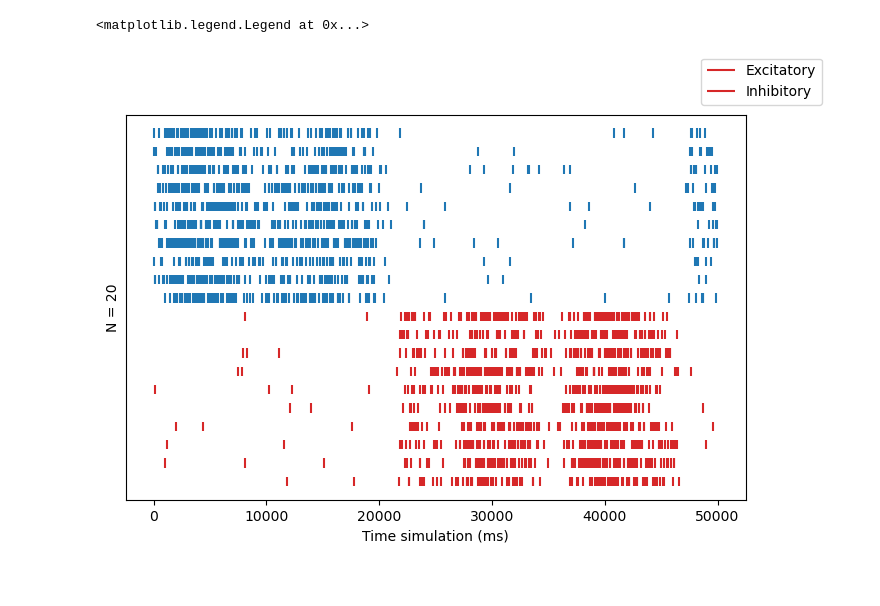
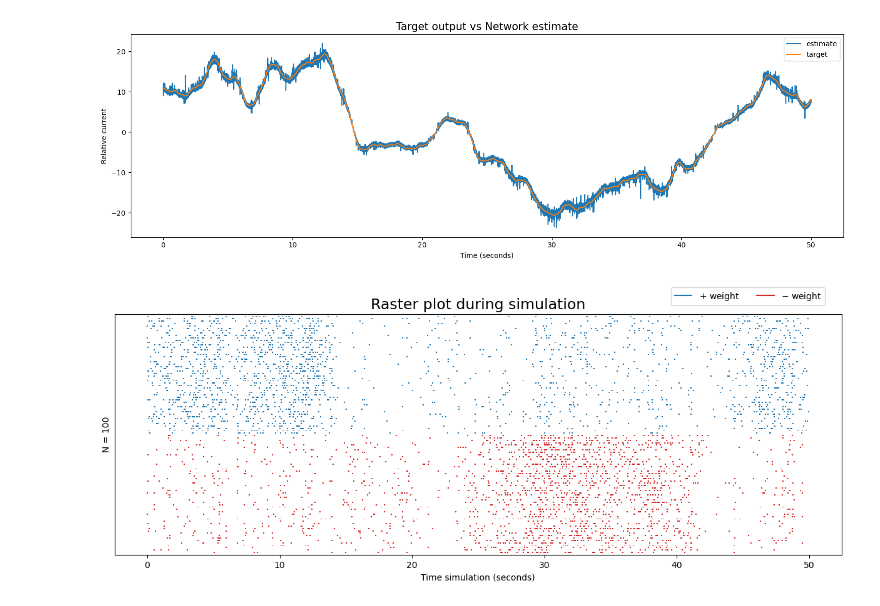
Before and after one commit to raibullich/Poisson-Balanced-Spiking-Network, a Jupyter notebook: Simulation PBSNN.ipynb, the cells around one changed output. Cells and saved outputs as stored; diff of their text form; code cells hidden in the pictures.

```diff
--- a/Simulation PBSNN.ipynb
+++ b/Simulation PBSNN.ipynb
@@ -98,16 +13,33 @@ stimulus = stimulus_convolved_random(50, 0.001, [-20,20])
 # %%
+# Define all parameters
 params = {}
-params['N'] = 20 # number of neurons
+params['N'] = 100 # number of neurons
+params['T'] = 50 # time of simulation (s)
 params['D_mean'] = 1.0 # mean weight value
 params['D_noise'] = 0.0 # SD noise in weights
-params['tau'] = .2 # decay rate for filtered spike train
+params['tau'] = .2 # decay rate for filtered spike train (1/ms)
 params['mu'] = 0.0 # quadratic cost term
-params['F_max'] = 20 # maximum firing rate
-params['F_min'] = 0 # minimum firing rate
-params['alpha'] = 10 # precision (change that)
+params['F_max'] = 20 # maximum firing rate (mHz)
+params['F_min'] = 0 # minimum firing rate (mHz)
+params['alpha'] = 10 # steepness of the sigmoid (hard-soft threshold)
 params['tdel'] = 0 # time delay in time bins
-params['dt'] = 0.001
-
-
-network = LocalBalancedNetwork(params)
+params['dt'] = 0.001 # size of timestep
+# %%
+# inititialize network
+network = LocalBalancedNetwork(params)
+network_kernel = LocalBalancedNetworkKernel(params)
+
+# initalize stimulus class
+stim_gen = StimulusGenerator(params)
+# %%
+# generate stimulus (uncomment and run to try other stimulus)
+
+# stimulus = stim_gen.stimulus_sin()
+stimulus = stim_gen.stimulus_convolved_random()
+# stimulus = stim_gen.stimulus_abs_sin()
+# stimulus = stim_gen.stimulus_step(num_steps=5)
+# stimulus = stim_gen.stimulus_step_random(num_steps=5)
+# stimulus = stim_gen.stimulus_constant(y_value=5)
+
+# you can generate your own stimulus. Just make sure it is of len( time/dt + tdel * dt )
 # %%
@@ -122,21 +48,7 @@ plt.plot(stimulus)
-# %%
-fig = plt.figure(figsize = (8,5))
-axs = fig.add_subplot()
-
-total_num_spikes = 0
-for n in range(20): # params['N']
-    if D[:, n] > 0:
-        color = 'C0'
-    else:
-        color = 'tab:red'
-    axs.eventplot(spike_idx_neurons[n], lineoffset = n+1, linelength = 0.5, colors = color)
-axs.set_ylim([0,params['N']+1]) # params['N']
-axs.set(xlabel = 'Time simulation (dt)', ylabel = 'N = {}'.format(params['N']), yticks = [])
-# axs.xaxis.set_major_formatter(fig.FuncFormatter(set_ms)) # covert points to ms
-# axs.annotate('{} = {} ms'.format(parameter, param_values[1]*0.05), (0.05, 0.85), xycoords = 'axes fraction', backgroundcolor='1',alpha=1) # uncomment when plotting time delays
-# ax2.annotate('{} = {}'.format(parameter, param_values[1]), (0.05, 0.85), xycoords = 'axes fraction', backgroundcolor='1',alpha=1)
-# labels = [axs.Line2D([0], [0], color='C0', label = '$+$ weight'), plt.Line2D([0], [0], color = 'C3', label = '$-$ weight')]
-# fig.legend(handles = labels, loc = 'upper center', bbox_to_anchor = (0.5, 1.0),  ncol = len(param_values))
-# %% [output]
-<matplotlib.legend.Legend at 0x...>
-[figure, removed]
+# %%
+# plot some results
+network.plot_target_vs_estimate()
+network.plot_raster()
+# %% [output]
+[figure, added]
+[figure, added]
```
Also changed, not shown: parts of 13 cells of this notebook, 3 other files.
